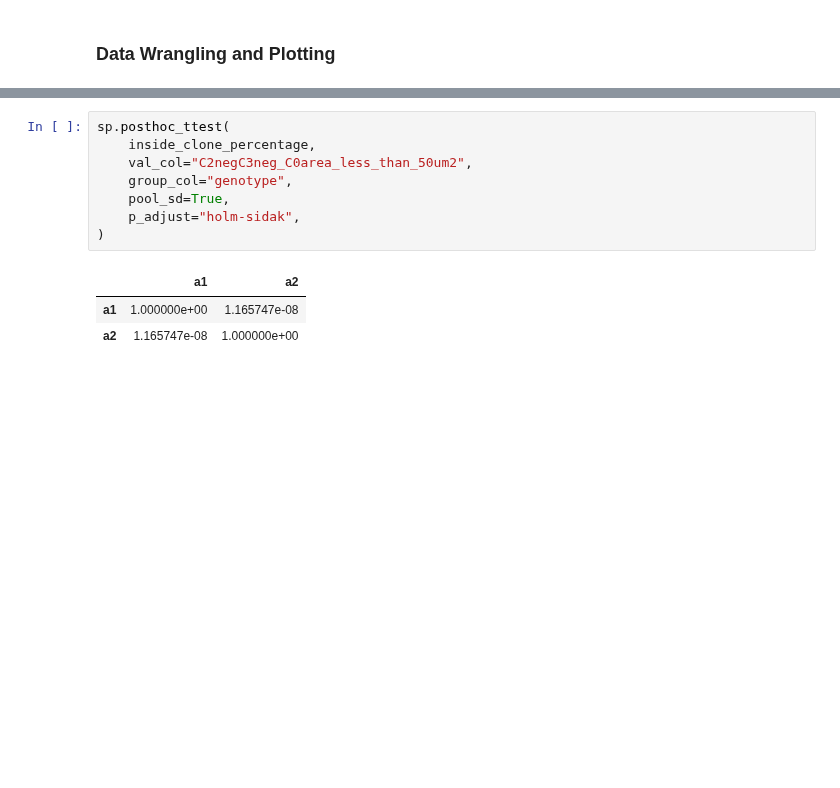
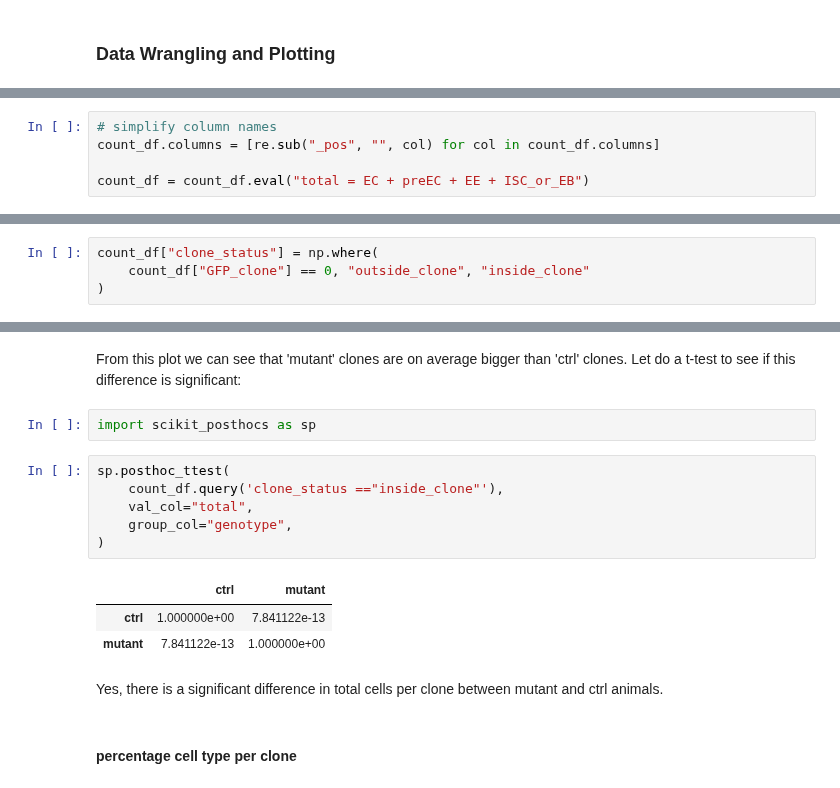
Before and after one commit to morriso1/clonedetective, a Jupyter notebook: 03_Tutorial_simple_walkthrough.ipynb, the cells around one changed output, grey strips where cells are left out. Cells and saved outputs as stored; diff of their text form; blank space fills up the shorter version.

```diff
--- a/03_Tutorial_simple_walkthrough.ipynb
+++ b/03_Tutorial_simple_walkthrough.ipynb
@@ -569,0 +545,5 @@ inside_clone_percentage = percentage_df.query("C1_clone != 0").fillna(0)
+# %%
+# simplify column names
+count_df.columns = [re.sub("_pos", "", col) for col in count_df.columns]
+
+count_df = count_df.eval("total = EC + preEC + EE + ISC_or_EB")
@@ -569,0 +552,4 @@ inside_clone_percentage = percentage_df.query("C1_clone != 0").fillna(0)
+# %%
+count_df["clone_status"] = np.where(
+    count_df["GFP_clone"] == 0, "outside_clone", "inside_clone"
+)
@@ -645,12 +590,18 @@ ca.create_stack_bar_plot(
-# %%
-sp.posthoc_ttest(
-    inside_clone_percentage,
-    val_col="C2negC3neg_C0area_less_than_50um2",
-    group_col="genotype",
-    pool_sd=True,
-    p_adjust="holm-sidak",
-)
-# %% [output]
-|  | a1 | a2 |
-| a1 | 1.000000e+00 | 1.165747e-08 |
-| a2 | 1.165747e-08 | 1.000000e+00 |
+# %% [markdown]
+From this plot we can see that 'mutant' clones are on average bigger than 'ctrl' clones. Let do a t-test to see if this difference is significant:
+# %%
+import scikit_posthocs as sp
+# %%
+sp.posthoc_ttest(
+    count_df.query('clone_status =="inside_clone"'),
+    val_col="total",
+    group_col="genotype",
+)
+# %% [output]
+|  | ctrl | mutant |
+| ctrl | 1.000000e+00 | 7.841122e-13 |
+| mutant | 7.841122e-13 | 1.000000e+00 |
+# %% [markdown]
+Yes, there is a significant difference in total cells per clone between mutant and ctrl animals.
+# %% [markdown]
+#### percentage cell type per clone
```
Also changed, not shown: parts of 26 cells of this notebook, 4 other files.
